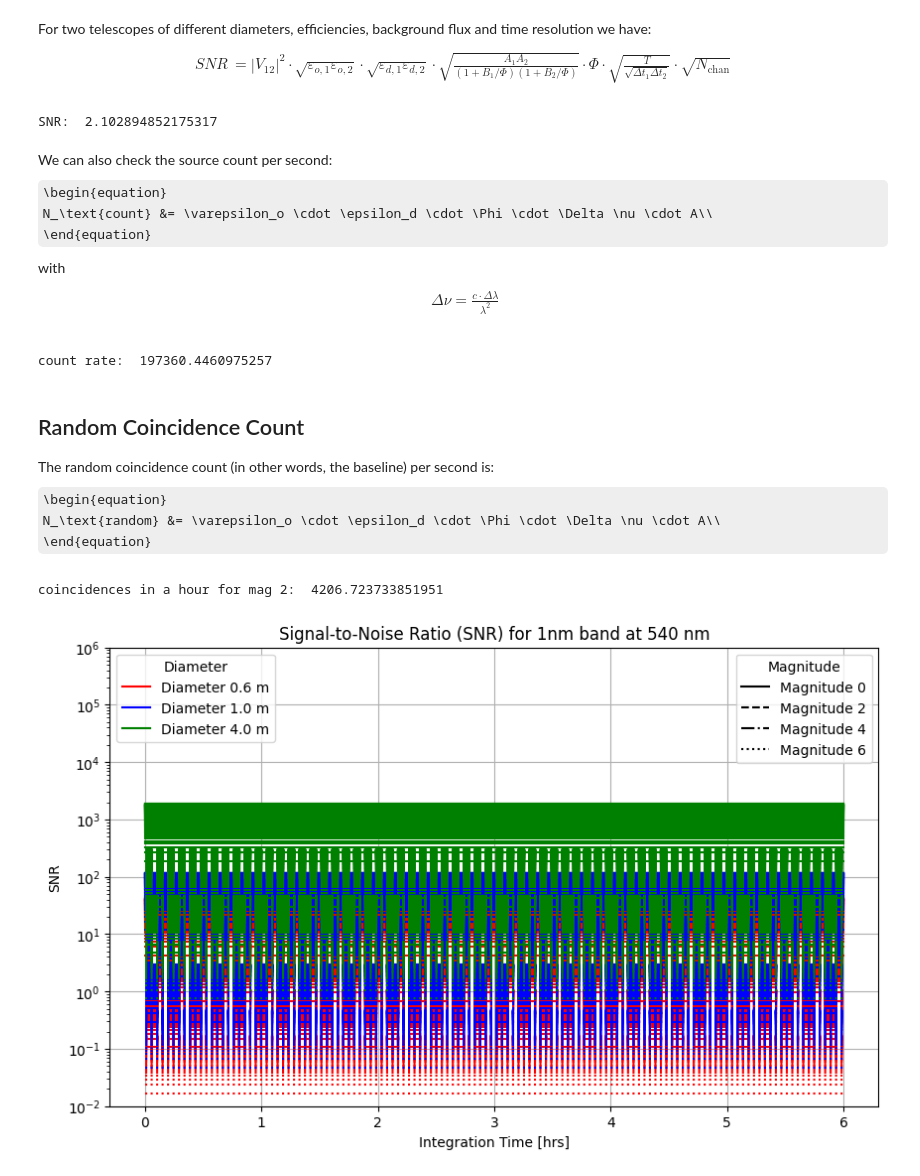
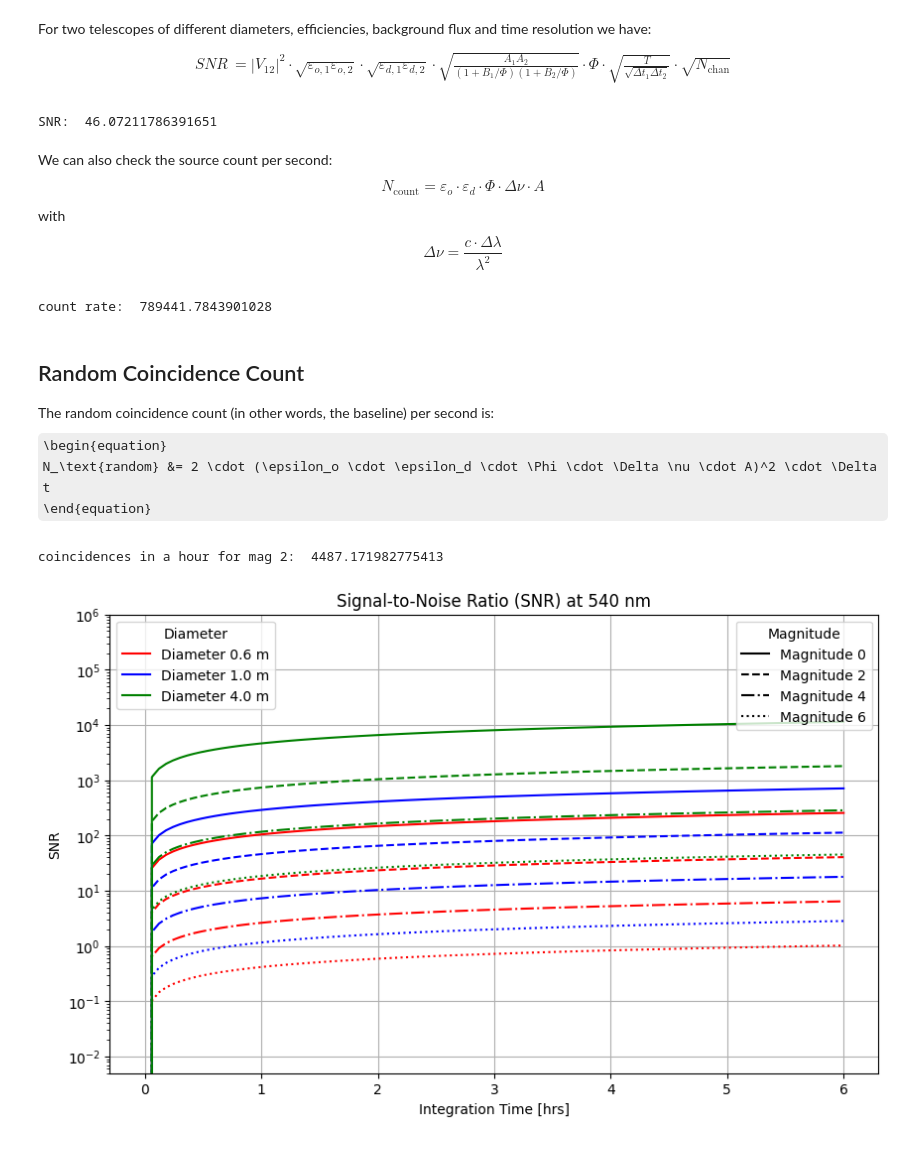
Before and after one commit to LucijanaS/brightstar, a Jupyter notebook: SNR_coincidences.ipynb, the cells around one changed output. Cells and saved outputs as stored; diff of their text form; code cells hidden in the pictures; some formulas as TeX source.

```diff
--- a/SNR_coincidences.ipynb
+++ b/SNR_coincidences.ipynb
@@ -23,8 +23,8 @@ import matplotlib.lines as mlines
 # for the simple SNR
 V_12 = 1
 alpha = 0.125
-diameter = 0.5 # m
-delta_t = 3e-11 # s
+diameter = 1 # m
+delta_t = 1e-12 # s
 wavelength = 540e-9 # m, bandwidth of V-mag
 mag = 2
 
@@ -41,25 +41,25 @@ N_channel = 1
 ##################################################################################################################################
 
 # for the case with two telescopes:
-epsilon_O_1 = 0.5
-epsilon_O_2 = 0.5
-epsilon_D_1 = 0.25
-epsilon_D_2 = 0.25
+epsilon_O_1 = efficiency_o
+epsilon_O_2 = efficiency_o
+epsilon_D_1 = efficiency_d
+epsilon_D_2 = efficiency_d
 
-B_1 = 0
-B_2 = 0
+B_1 = B
+B_2 = B
 
-delta_t_1 = 3e-11
-delta_t_2 = 3e-11
+delta_t_1 = delta_t
+delta_t_2 = delta_t
 
-diameter_1 = 0.5 # m
-diameter_2 = 0.5 # m
-effective_diameter_1 = 1 # how much of the telescope area actually is used to collect photons
-effective_diameter_2 = 1 # how much of the telescope area actually is used to collect photons
+diameter_1 = diameter # m
+diameter_2 = diameter # m
+effective_diameter_1 = effective_diameter
+effective_diameter_2 = effective_diameter
 
 ##################################################################################################################################
 
-# including the widht of filter for the count rate and random coincidences
+# including the width of filter for the count rate and random coincidences
 delta_lambda = 1e-9 # nm
 
 ##################################################################################################################################
@@ -111,16 +111,16 @@ def SNR_two(T, magnitude, diameter1, diameter2, effective_diameter1, effective_d
 
 print('SNR: ', SNR_two(3600, mag, diameter_1, diameter_2, effective_diameter_1, effective_diameter_2))
 # %% [output]
-SNR:  2.102894852175317
+SNR:  46.07211786391651
 # %% [markdown]
 We can also check the source count per second:
 \begin{equation}
-    N_\text{count} &= \varepsilon_o \cdot \epsilon_d \cdot \Phi \cdot \Delta \nu \cdot A\\
+    N_\text{count} = \varepsilon_o \cdot \varepsilon_d \cdot \Phi \cdot \Delta \nu \cdot A
 \end{equation}
 with
-\begin{align}
-    \Delta \nu = \frac{c\cdot \Delta \lambda}{\lambda^2} \\
-\end{align}
+\begin{equation}
+    \Delta \nu = \frac{c \cdot \Delta \lambda}{\lambda^2}
+\end{equation}
 # %%
 def count_rate(mag, diameter):
     Phi_ = Phi(mag, wavelength)
@@ -129,58 +129,57 @@ def count_rate(mag, diameter):
 
 print('count rate: ', count_rate(mag, diameter))
 # %% [output]
-count rate:  197360.4460975257
+count rate:  789441.7843901028
 # %% [markdown]
 ## Random Coincidence Count
 The random coincidence count (in other words, the baseline) per second is:
 \begin{equation}
-    N_\text{random} &= \varepsilon_o \cdot \epsilon_d \cdot \Phi \cdot \Delta \nu \cdot A\\
+    N_\text{random} &= 2 \cdot (\epsilon_o \cdot \epsilon_d \cdot \Phi \cdot \Delta \nu \cdot A)^2 \cdot \Delta t
 \end{equation}
 # %%
 def coincidences(T, magnitude, diameter):
     efficiency = efficiency_d*efficiency_o
     phi = Phi(magnitude, wavelength)
     delta_nu = c*delta_lambda/(wavelength**2)
-    return ((area_sub(diameter, effective_diameter)*efficiency*phi*delta_nu)**2)*delta_t*T
+    return 2*((area_sub(diameter, effective_diameter)*efficiency*phi*delta_nu)**2)*delta_t*T
 
 
-print('coincidences in a hour for mag 2: ', coincidences(3600, mag, diameter))
+print('coincidences in a hour for mag 2: ', coincidences(3600, 2, diameter))
 # %% [output]
-coincidences in a hour for mag 2:  4206.723733851951
+coincidences in a hour for mag 2:  4487.171982775413
 # %%
 T_0 = np.linspace(0, 6, 100)
 diameters = [0.6, 1.0, 4.0]
 magnitudes = [0, 2, 4, 6]
-
 
 # Plot SNR vs integration time T_0
 plt.figure(figsize=(10, 6))
 
 colors = ['r', 'b', 'g']  # Different colors for different diameters
 linestyles = ['-', '--', '-.', ':']  # Different linestyles for different magnitudes
 
 
-for i, diameter_here in enumerate(diameters):
+for i, diameter in enumerate(diameters):
     for j, magnitude in enumerate(magnitudes):
-        snr_values = [SNR_simple(T_0 * 3600, magnitude, diameter_here) for t in T_0]
+        snr_values = [SNR_simple(t * 3600, magnitude, diameter) for t in T_0]
         plt.plot(T_0, snr_values, color=colors[i], linestyle=linestyles[j],
                  label=f'Diameter {diameter} m, Mag {magnitude}')
 
 plt.xlabel('Integration Time [hrs]')
 plt.ylabel('SNR')
-plt.title('Signal-to-Noise Ratio (SNR) for 1nm band at 540 nm')
+plt.title('Signal-to-Noise Ratio (SNR) at 540 nm')
 diameter_legends = [mlines.Line2D([], [], color=colors[i], linestyle='-', label=f'Diameter {d} m')
                     for i, d in enumerate(diameters)]
 magnitude_legends = [mlines.Line2D([], [], color='black', linestyle=linestyles[i], label=f'Magnitude {m}')
                      for i, m in enumerate(magnitudes)]
 
 legend1 = plt.legend(handles=diameter_legends, loc='upper left', title="Diameter")
 plt.gca().add_artist(legend1)  # Add the first legend manually
 plt.legend(handles=magnitude_legends, loc='upper right', title="Magnitude")
 plt.yscale("log")
-plt.ylim(1e-2, 1e6)
+plt.ylim(5e-3, 1e6)
 
 plt.grid(True)
 plt.show()
 # %% [output]
-[figure, old version]
+[figure, new version]
```
Also changed, not shown: parts of 6 cells of this notebook, 1 other file.
